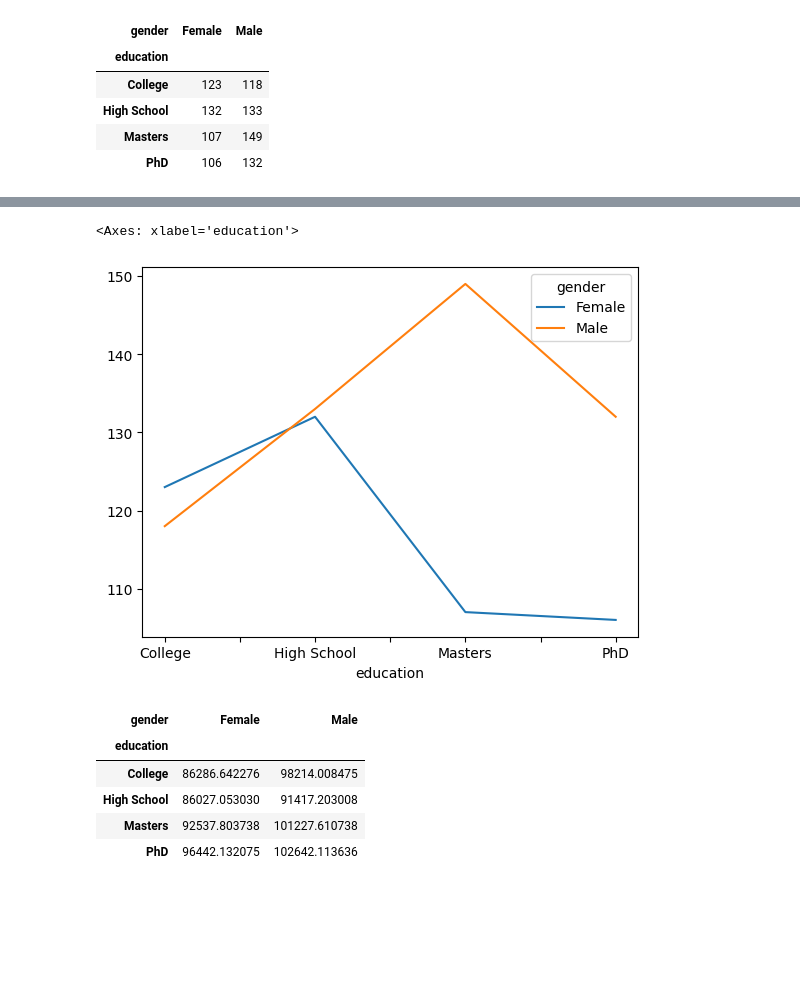
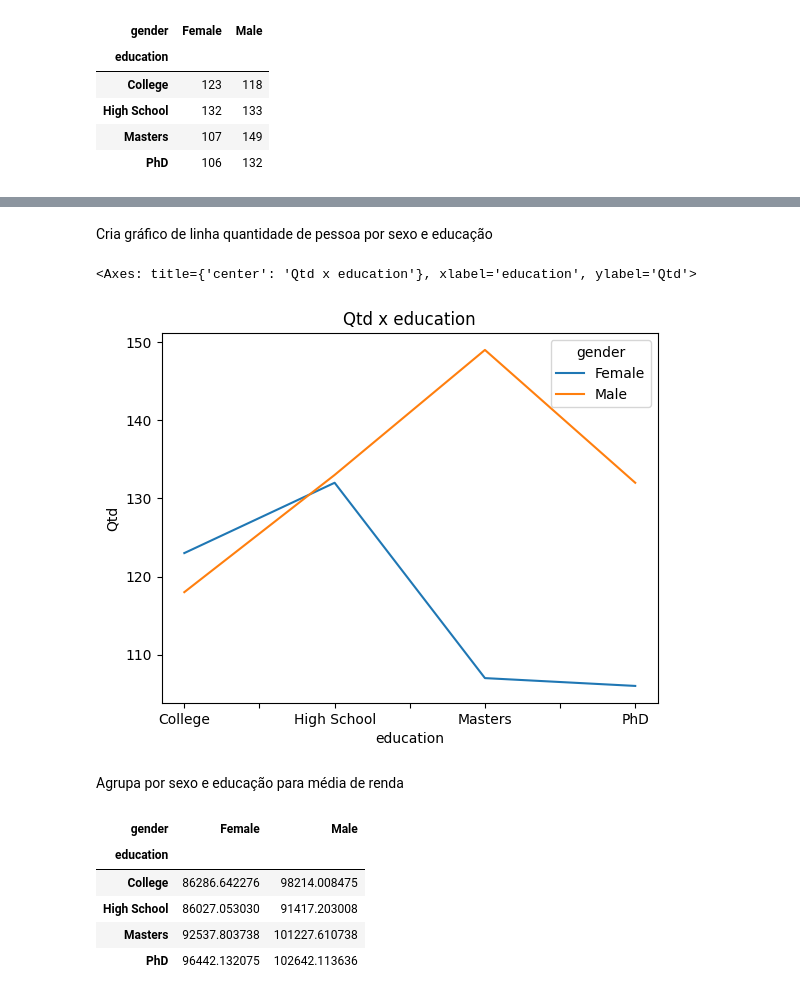
Before and after one commit to vilmarprado/mack_ling_prog_cie_dados, a Jupyter notebook: LP_T4_v2.ipynb, the cells around one changed output, grey strips where cells are left out. Saved outputs shown, nothing was run; the diff lists cells and outputs as text; code cells hidden in the pictures; blank space fills up the shorter version.

```diff
--- a/LP_T4_v2.ipynb
+++ b/LP_T4_v2.ipynb
@@ -165,8 +171,12 @@ data_agrup_pivot.plot(kind='bar')
-# %%
-data_agrup_pivot.plot()
-# %% [output]
-<Axes: xlabel='education'>
-[figure, removed]
+# %% [markdown]
+Cria gráfico de linha quantidade de pessoa por sexo e educação
+# %%
+data_agrup_pivot.plot(ylabel='Qtd', title = 'Qtd x education')
+# %% [output]
+<Axes: title={'center': 'Qtd x education'}, xlabel='education', ylabel='Qtd'>
+[figure, added]
+# %% [markdown]
+Agrupa por sexo e educação para média de renda
 # %%
 df_agrup = data.groupby(['gender','education'], as_index = False).income.mean()
 df_agrup_pivot_x = pd.pivot_table(df_agrup,index = 'education', columns ='gender', values='income').reset_index()
```
Also changed, not shown: parts of 37 cells of this notebook.
